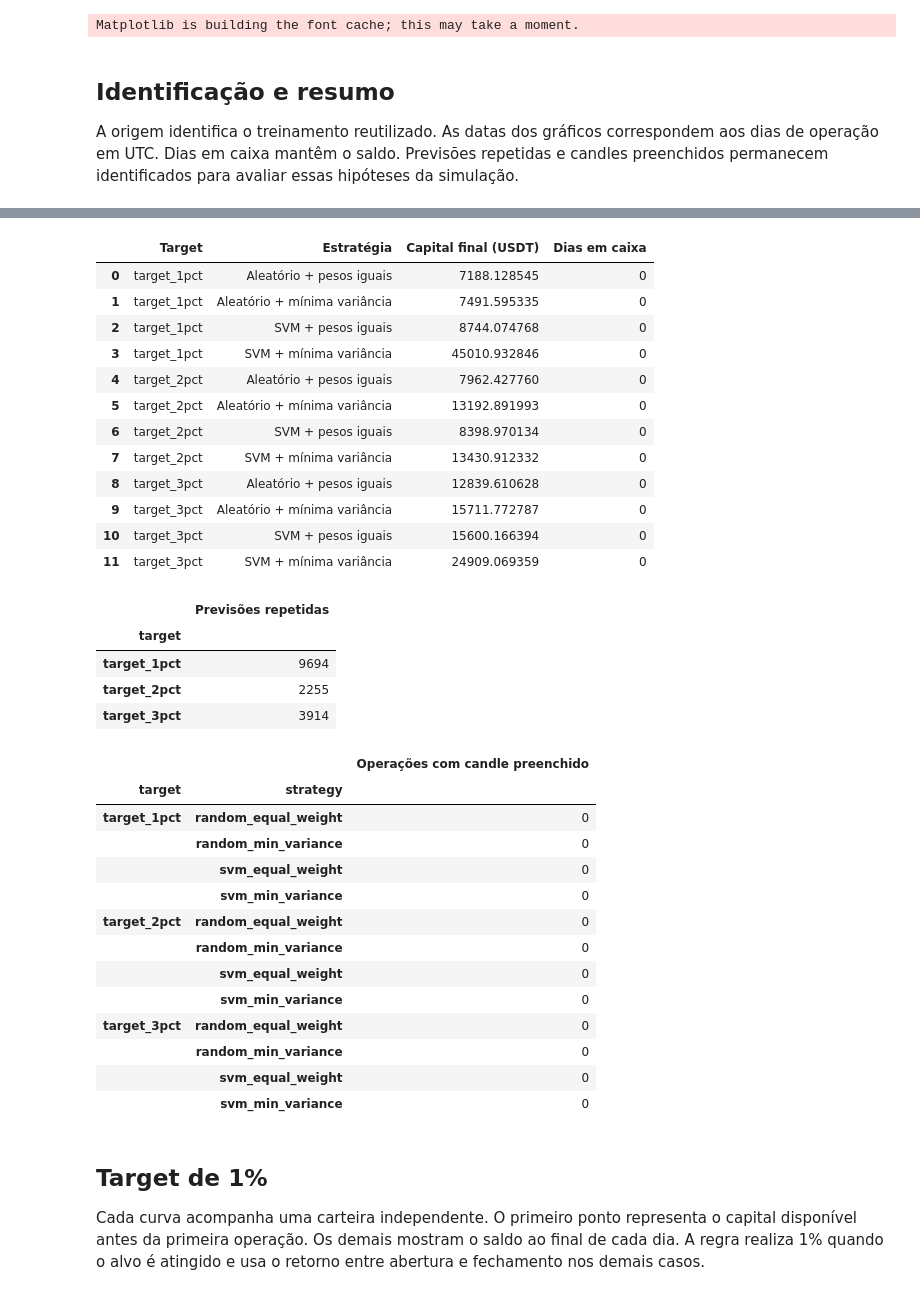
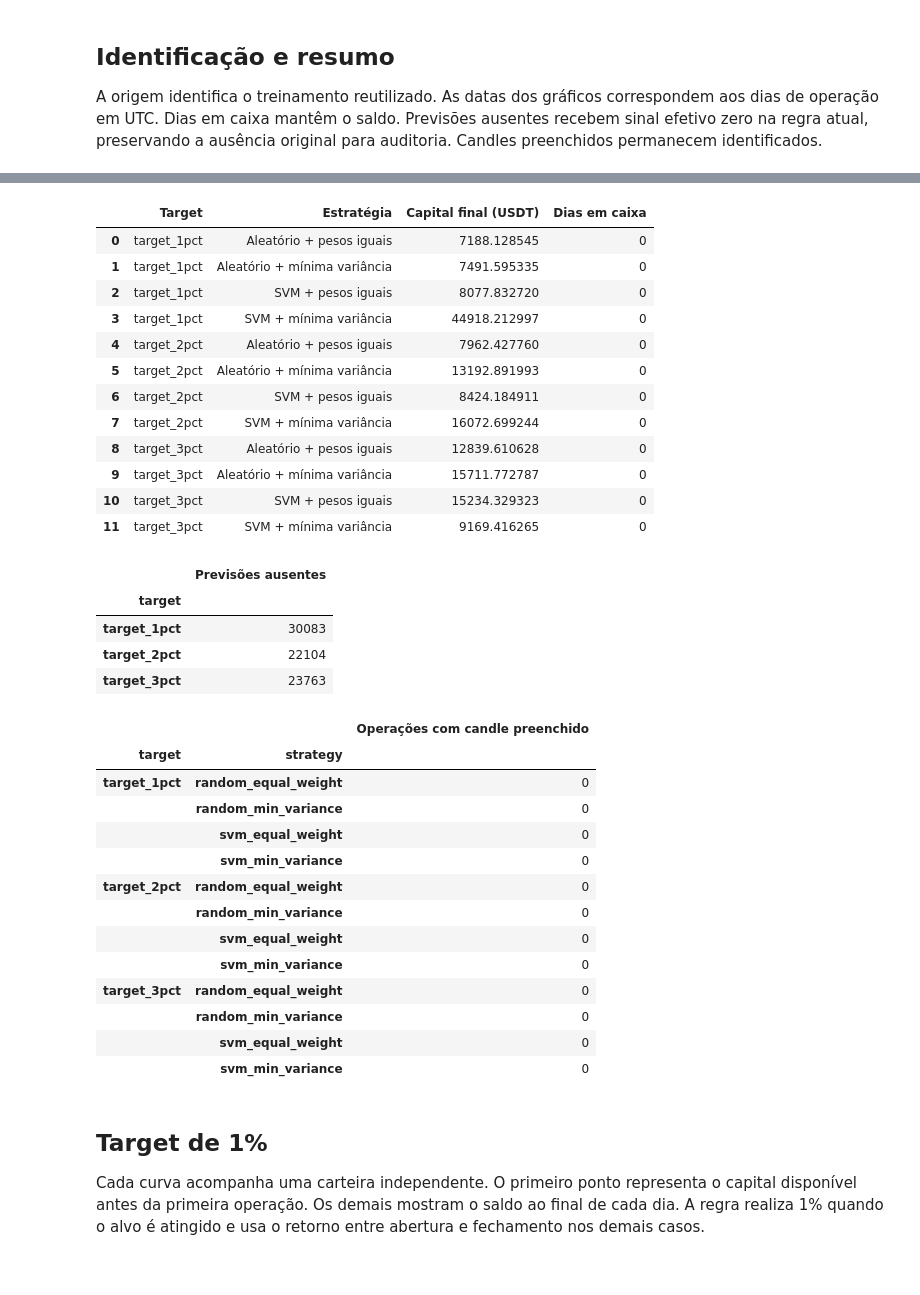
Before and after one commit to marcelasilverio/tcc_crypto, a Jupyter notebook: notebooks/19_binance_daily_portfolio_results_visual_report.ipynb, the cells around one changed output, grey strips where cells are left out. Drawn from its saved outputs; the diff is of its cells as text; code cells hidden in the pictures.

```diff
--- a/notebooks/19_binance_daily_portfolio_results_visual_report.ipynb
+++ b/notebooks/19_binance_daily_portfolio_results_visual_report.ipynb
@@ -10,14 +12,12 @@ import matplotlib.pyplot as plt
 import pandas as pd
 from tcc_crypto import experiment
 
-run_id = "portfolio_01"
+run_id = "portfolio_04"
 report = experiment.load_portfolio_report(run_id)
-# %% [output]
-Matplotlib is building the font cache; this may take a moment.
 # %% [markdown]
 ## Identificação e resumo
 
-A origem identifica o treinamento reutilizado. As datas dos gráficos correspondem aos dias de operação em UTC. Dias em caixa mantêm o saldo. Previsões repetidas e candles preenchidos permanecem identificados para avaliar essas hipóteses da simulação.
+A origem identifica o treinamento reutilizado. As datas dos gráficos correspondem aos dias de operação em UTC. Dias em caixa mantêm o saldo. Previsões ausentes recebem sinal efetivo zero na regra atual, preservando a ausência original para auditoria. Candles preenchidos permanecem identificados.
 # %%
 tables = report["tables"]
 capital = tables["capital"].copy()
@@ -44,7 +44,7 @@ summary = capital.sort_values("operation_date").groupby(["target", "strategy"]).
 summary = summary.reset_index()
 summary["strategy"] = summary.strategy.map(strategy_labels)
 display(summary.rename(columns={"target": "Target", "strategy": "Estratégia", "final_capital": "Capital final (USDT)", "cash_days": "Dias em caixa"}))
-display(signals.groupby("target").signal_reused.sum().rename("Previsões repetidas").to_frame())
+display(signals.assign(missing_prediction=signals.original_prediction.isna()).groupby("target").missing_prediction.sum().rename("Previsões ausentes").to_frame())
 display(operations.loc[operations.weight.gt(0)].groupby(["target", "strategy"]).operation_is_imputed.sum().rename("Operações com candle preenchido").to_frame())
 # %% [output]
 |  | Execução da carteira | Execução do treinamento | Modelo | Primeiro dia (UTC) | Último dia (UTC) |
@@ -52,21 +52,21 @@ display(operations.loc[operations.weight.gt(0)].groupby(["target", "strategy"]).
 |  | Target | Estratégia | Capital final (USDT) | Dias em caixa |
 | 0 | target_1pct | Aleatório + pesos iguais | 7188.128545 | 0 |
 | 1 | target_1pct | Aleatório + mínima variância | 7491.595335 | 0 |
-| 2 | target_1pct | SVM + pesos iguais | 8744.074768 | 0 |
-| 3 | target_1pct | SVM + mínima variância | 45010.932846 | 0 |
+| 2 | target_1pct | SVM + pesos iguais | 8077.832720 | 0 |
+| 3 | target_1pct | SVM + mínima variância | 44918.212997 | 0 |
 | 4 | target_2pct | Aleatório + pesos iguais | 7962.427760 | 0 |
 | 5 | target_2pct | Aleatório + mínima variância | 13192.891993 | 0 |
-| 6 | target_2pct | SVM + pesos iguais | 8398.970134 | 0 |
-| 7 | target_2pct | SVM + mínima variância | 13430.912332 | 0 |
+| 6 | target_2pct | SVM + pesos iguais | 8424.184911 | 0 |
+| 7 | target_2pct | SVM + mínima variância | 16072.699244 | 0 |
 | 8 | target_3pct | Aleatório + pesos iguais | 12839.610628 | 0 |
 | 9 | target_3pct | Aleatório + mínima variância | 15711.772787 | 0 |
-| 10 | target_3pct | SVM + pesos iguais | 15600.166394 | 0 |
-| 11 | target_3pct | SVM + mínima variância | 24909.069359 | 0 |
+| 10 | target_3pct | SVM + pesos iguais | 15234.329323 | 0 |
+| 11 | target_3pct | SVM + mínima variância | 9169.416265 | 0 |
-|  | Previsões repetidas |
+|  | Previsões ausentes |
 | target |  |
-| target_1pct | 9694 |
-| target_2pct | 2255 |
-| target_3pct | 3914 |
+| target_1pct | 30083 |
+| target_2pct | 22104 |
+| target_3pct | 23763 |
 |  |  | Operações com candle preenchido |
 | target | strategy |  |
 | target_1pct | random_equal_weight | 0 |
```
Also changed, not shown: parts of 5 cells of this notebook, 38 other files.
